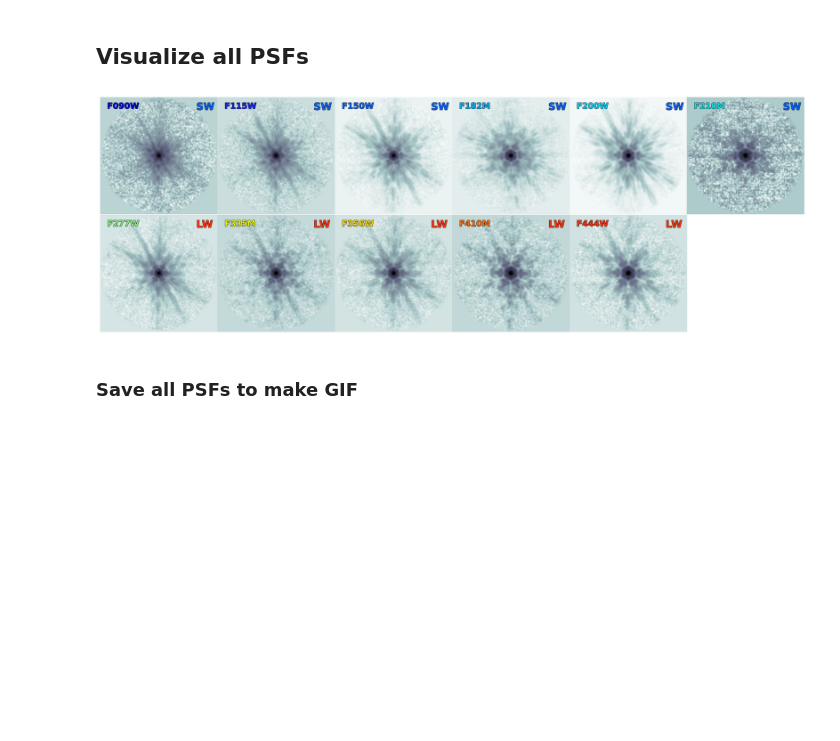
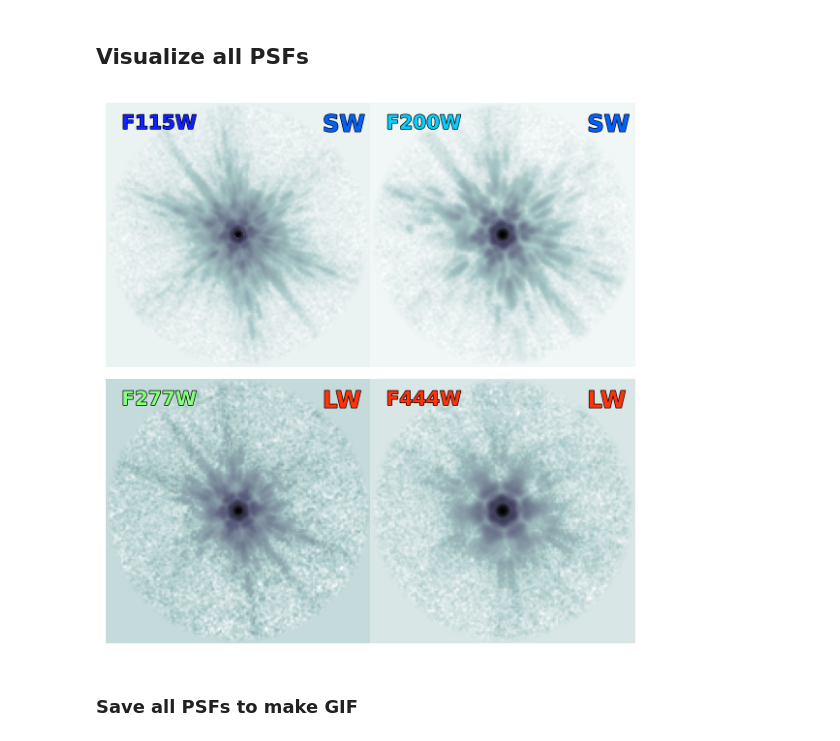
Before and after one commit to AstroAure/DJA-SEpp, a Jupyter notebook: 03.1_SingleBand-PSF.ipynb, the cells around one changed output. Drawn from its saved outputs; the diff is of its cells as text; code cells hidden in the pictures; blank space fills up the shorter version.

```diff
--- a/03.1_SingleBand-PSF.ipynb
+++ b/03.1_SingleBand-PSF.ipynb
@@ -60,6 +28,7 @@ s3.upload_file(f"/home/ec2-user/FlashStorage/catalog/{field}/{field}_drc_cat_sta
 # %%
 # PSF in other images
 # filter_list = ['f090w', 'f115w', 'f150w', 'f182m', 'f200w', 'f210m', 'f277w', 'f335m', 'f356w', 'f410m', 'f444w']
-filter_list = [re.search('(f\d+\w+)', filename).group(1) for filename in glob.glob(f"/home/ec2-user/FlashStorage/image/{field}/*sci*")]
+filter_list = [re.search('(f\d+\w+)', filename).group(1) for filename in glob.glob(f"/FlashStorage/image/{field}/*sci*")]
+filter_list.sort()
 filter_list
 # %% [output]
@@ -71,20 +36,22 @@ s3.upload_file("/home/ec2-user/FlashStorage/catalog/GDS/GDS_drc_cat.fits", 'aure
 # %%
-for filter in filter_list:
+for filter in ['f115w', 'f444w', 'f200w']:
     print(filter.upper())
-    starsex.extract_stars_catalog(detect_img      = glob.glob(f"/home/ec2-user/FlashStorage/image/{field}/*{filter}*sci.fits")[0], \
-                                  weight_img      = glob.glob(f"/home/ec2-user/FlashStorage/image/{field}/*{filter}*wht.fits")[0], \
-                                  output_cat      = f"/home/ec2-user/FlashStorage/catalog/{field}/{field}-{filter}-clear_drc_cat.fits", \
-                                  output_cat_star = f"/home/ec2-user/FlashStorage/catalog/{field}/{field}-{filter}-clear_drc_cat_star.fits", \
-                                  input_cat_star  = f"/home/ec2-user/FlashStorage/catalog/{field}/{field}_drc_cat_star.fits", \
+    print("Running SExtractor")
+    starsex.extract_stars_catalog(detect_img      = glob.glob(f"/FlashStorage/image/{field}/*{filter}*sci.fits")[0], \
+                                  weight_img      = glob.glob(f"/FlashStorage/image/{field}/*{filter}*wht.fits")[0], \
+                                  output_cat      = f"/FlashStorage/catalog/{field}/{field}-{filter}-clear_drc_cat.fits", \
+                                  output_cat_star = f"/FlashStorage/catalog/{field}/{field}-{filter}-clear_drc_cat_star.fits", \
+                                  input_cat_star  = f"/FlashStorage/catalog/{field}/{field}_drc_cat_star.fits", \
                                   config_file     = "/home/ec2-user/DAWN/DJA-SEpp/config/PSFEx-Cat-JWST.sex", \
                                   params_file     = "/home/ec2-user/DAWN/DJA-SEpp/config/PSFEx-Cat-JWST-SW.param", \
-                                  dir_chckimg     = f"/home/ec2-user/FlashStorage/checkimages/{'/'.join(field.split('/')[:-1])}", \
+                                  dir_chckimg     = f"/FlashStorage/checkimages/{field}", \
                                   detect_thresh = 2.5, \
-                                  save_chckimg = True, plot = True, verbose = True)
-    psfex.run_psfex(cat_name    = f"/home/ec2-user/FlashStorage/catalog/{field}/{field}-{filter}-clear_drc_cat_star.fits",
-                    output_cat  = f"/home/ec2-user/FlashStorage/catalog/{field}/{field}-{filter}-clear_drc_cat_star_psf.fits",
-                    dir_chckimg = f"/home/ec2-user/FlashStorage/checkimages/{field}",
-                    dir_psfex   = f"/home/ec2-user/FlashStorage/psfex/{field}",
+                                  save_chckimg = False, plot = False, clean = True, run_sex = True, verbose = True)
+    print("Running PSFEX")
+    psfex.run_psfex(cat_name    = f"/FlashStorage/catalog/{field}/{field}-{filter}-clear_drc_cat_star.fits",
+                    output_cat  = f"/FlashStorage/catalog/{field}/{field}-{filter}-clear_drc_cat_star_psf.fits",
+                    dir_chckimg = f"/FlashStorage/checkimages/{field}",
+                    dir_psfex   = f"/FlashStorage/psfex/{field}",
                     config_file = "/home/ec2-user/DAWN/DJA-SEpp/config/psfex_default.conf",
                     fwhm_range  = '1.0, 10.0',
                     save_psf_png = True,
@@ -124,35 +188,35 @@ w = channel_count[max(channel_count, key=channel_count.get)]
 h = len(channel_count)
 
 fig, axs = plt.subplots(h,w,figsize=(2.9*w,3*h), sharex=True, sharey=True, gridspec_kw = {'wspace':0, 'hspace':0})
 for i, filter in enumerate(filter_list):
-    image = fits.open(glob.glob(f"/home/ec2-user/FlashStorage/psfex/{field}*{filter}*star_psf.psf")[0])
+    image = fits.open(glob.glob(f"/FlashStorage/psfex/{field}/*{filter}*star_psf.psf")[0])
     psf = image[1].data[0][0][0]
     image.close()
 
     if (len(channel_count)==2) & (channel_dict[filter.upper()]=="LW"):
         i += max(0, channel_count["LW"]-channel_count["SW"])
     ax = axs.flatten()[i] if type(axs)==np.ndarray else axs
     ax.set_axis_off()
     ax.imshow(psf, origin='lower', cmap='bone_r', norm=SymLogNorm(linthresh=1e-5, linscale=0.8))
     ax.text(0.06, 0.9, filter.upper(), transform=ax.transAxes,
             fontsize='x-large', fontweight='bold',
             color=color_dict[filter.upper()],
             path_effects=[patheffects.withStroke(linewidth=1, foreground="k")])
     ax.text(0.82, 0.89, channel_dict[filter.upper()], transform=ax.transAxes,
             fontsize='xx-large', fontweight='bold',
             color=channel_color_dict[channel_dict[filter.upper()]],
             path_effects=[patheffects.withStroke(linewidth=1, foreground="k")])
 
 if type(axs)==np.ndarray:
     for j in range(len(filter_list), len(axs.flatten())):
         offset = -w if max(channel_count, key=channel_count.get)=="LW" else 0
         fig.delaxes(axs.flatten()[j+offset])
 
 fig.tight_layout()
 # fig.savefig(f"/home/aurelien/DAWN/DJA_SE++/validation-images/5_PSF/PSF_summary_{field}.png", bbox_inches='tight', pad_inches=0, dpi=100)
 plt.show()
 # %% [output]
-[figure, old version]
+[figure, new version]
 # %% [markdown]
 ### Save all PSFs to make GIF
 # %%
```
Also changed, not shown: parts of 8 cells of this notebook, 3 other files.
